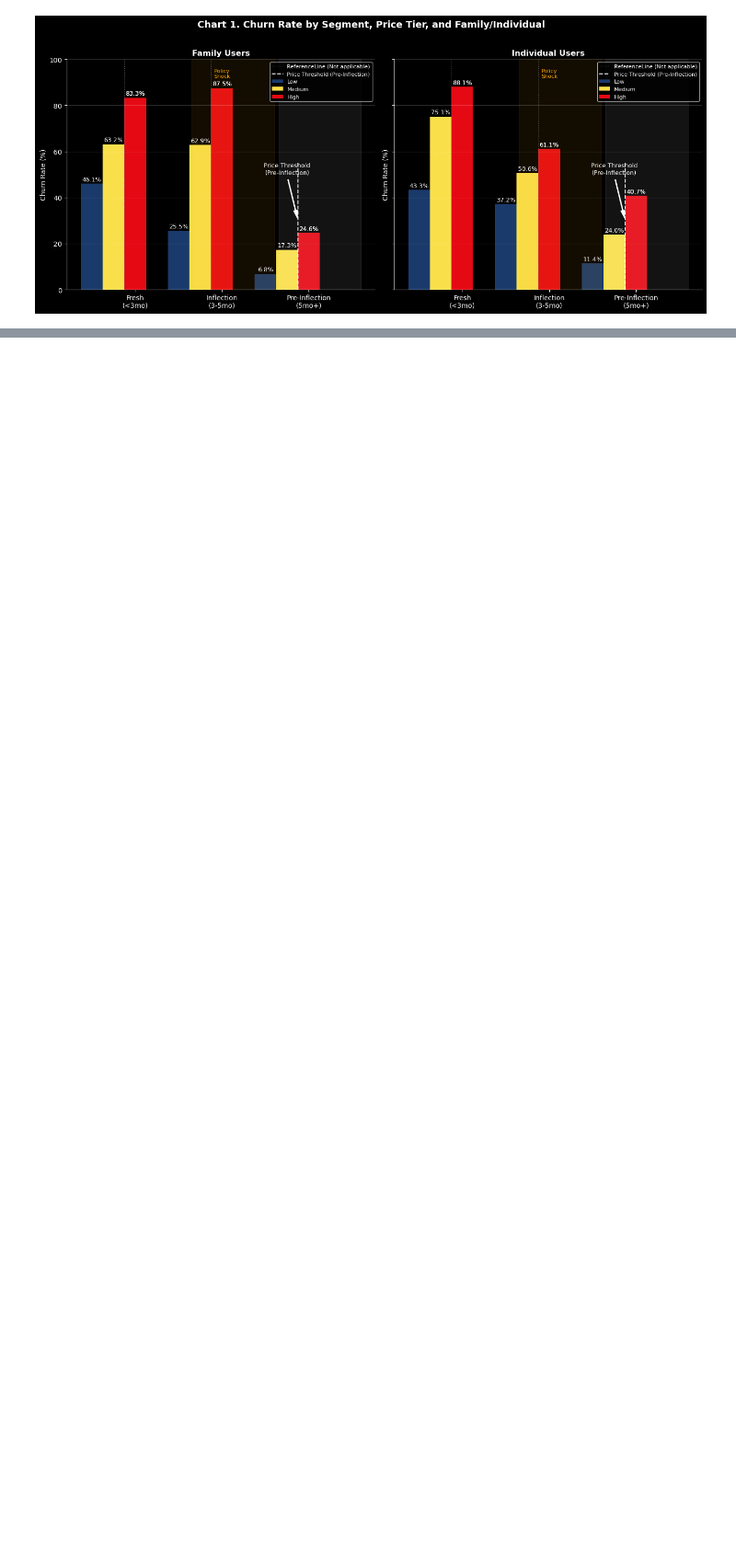
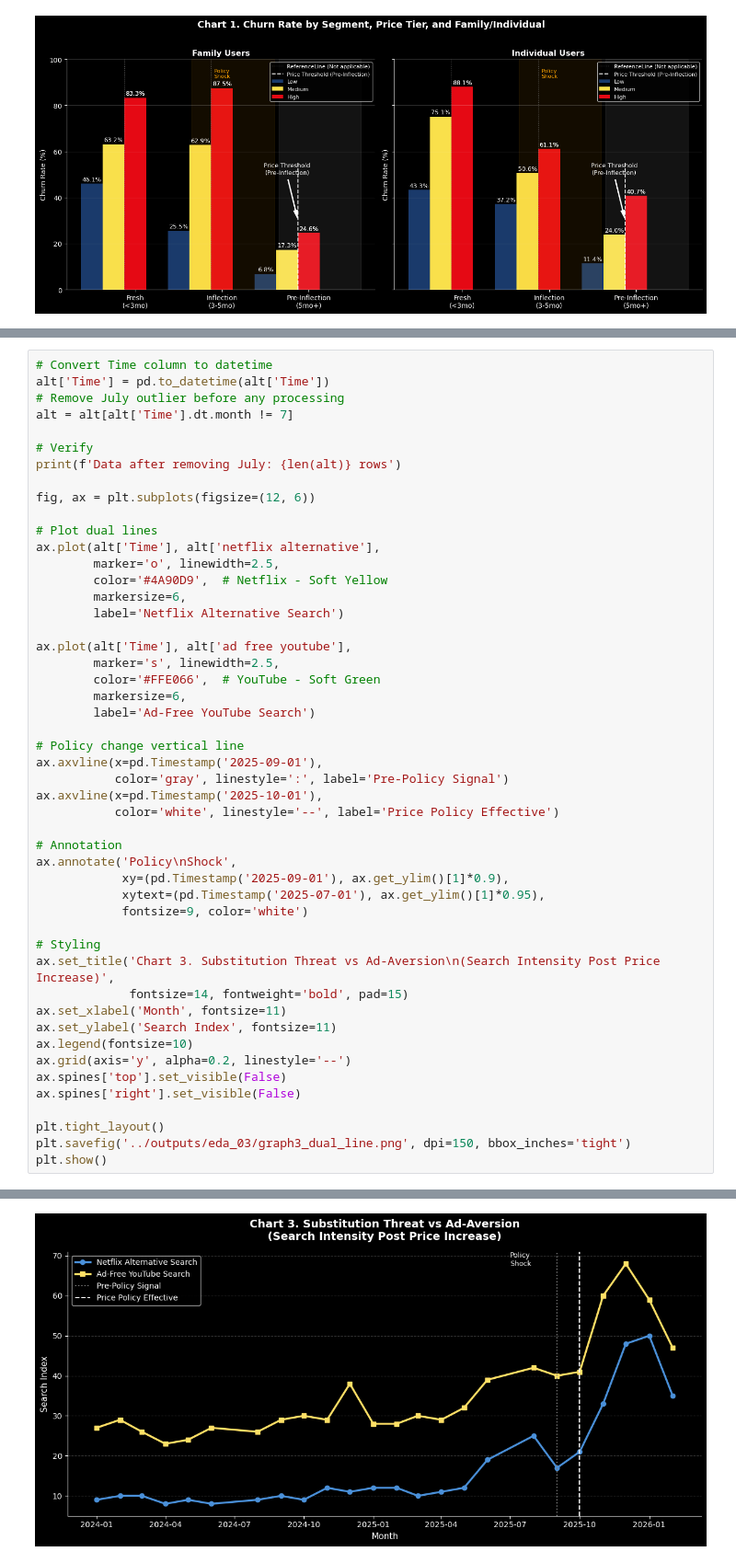
Before and after one commit to coolmich0904/YOUTUBE_CHURN_PRICE_RISK, a Jupyter notebook: notebooks/eda_03_price_threshold.ipynb, the cells around one changed output, grey strips where cells are left out. Shown at 92% size. Saved outputs shown, nothing was run; the diff lists cells and outputs as text; blank space fills up the shorter version.

```diff
--- a/notebooks/eda_03_price_threshold.ipynb
+++ b/notebooks/eda_03_price_threshold.ipynb
@@ -210,0 +375,50 @@ plt.show()
+# %%
+# Convert Time column to datetime
+alt['Time'] = pd.to_datetime(alt['Time'])
+# Remove July outlier before any processing
+alt = alt[alt['Time'].dt.month != 7]
+
+# Verify
+print(f'Data after removing July: {len(alt)} rows')
+
+fig, ax = plt.subplots(figsize=(12, 6))
+
+# Plot dual lines
+ax.plot(alt['Time'], alt['netflix alternative'],
+        marker='o', linewidth=2.5,
+        color='#4A90D9',  # Netflix - Soft Yellow
+        markersize=6,
+        label='Netflix Alternative Search')
+
+ax.plot(alt['Time'], alt['ad free youtube'],
+        marker='s', linewidth=2.5,
+        color='#FFE066',  # YouTube - Soft Green
+        markersize=6,
+        label='Ad-Free YouTube Search')
+
+# Policy change vertical line
+ax.axvline(x=pd.Timestamp('2025-09-01'),
+           color='gray', linestyle=':', label='Pre-Policy Signal')
+ax.axvline(x=pd.Timestamp('2025-10-01'),
+           color='white', linestyle='--', label='Price Policy Effective')
+
+# Annotation
+ax.annotate('Policy\nShock',
+            xy=(pd.Timestamp('2025-09-01'), ax.get_ylim()[1]*0.9),
+            xytext=(pd.Timestamp('2025-07-01'), ax.get_ylim()[1]*0.95),
+            fontsize=9, color='white')
+
+# Styling
+ax.set_title('Chart 3. Substitution Threat vs Ad-Aversion\n(Search Intensity Post Price Increase)',
+             fontsize=14, fontweight='bold', pad=15)
+ax.set_xlabel('Month', fontsize=11)
+ax.set_ylabel('Search Index', fontsize=11)
+ax.legend(fontsize=10)
+ax.grid(axis='y', alpha=0.2, linestyle='--')
+ax.spines['top'].set_visible(False)
+ax.spines['right'].set_visible(False)
+
+plt.tight_layout()
+plt.savefig('../outputs/eda_03/graph3_dual_line.png', dpi=150, bbox_inches='tight')
+plt.show()
+# %% [output]
@@ -210,0 +426 @@ plt.show()
+[figure, added]
```
Also changed, not shown: parts of 8 cells of this notebook, 2 other files.
